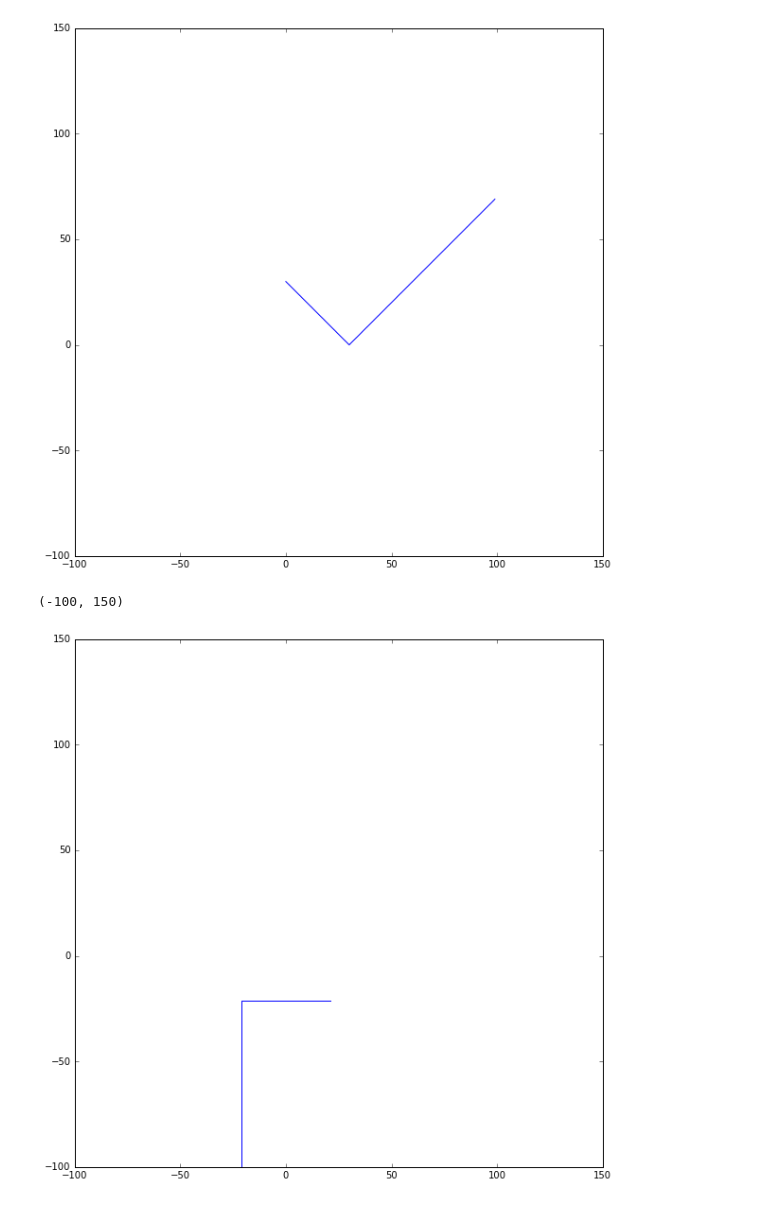
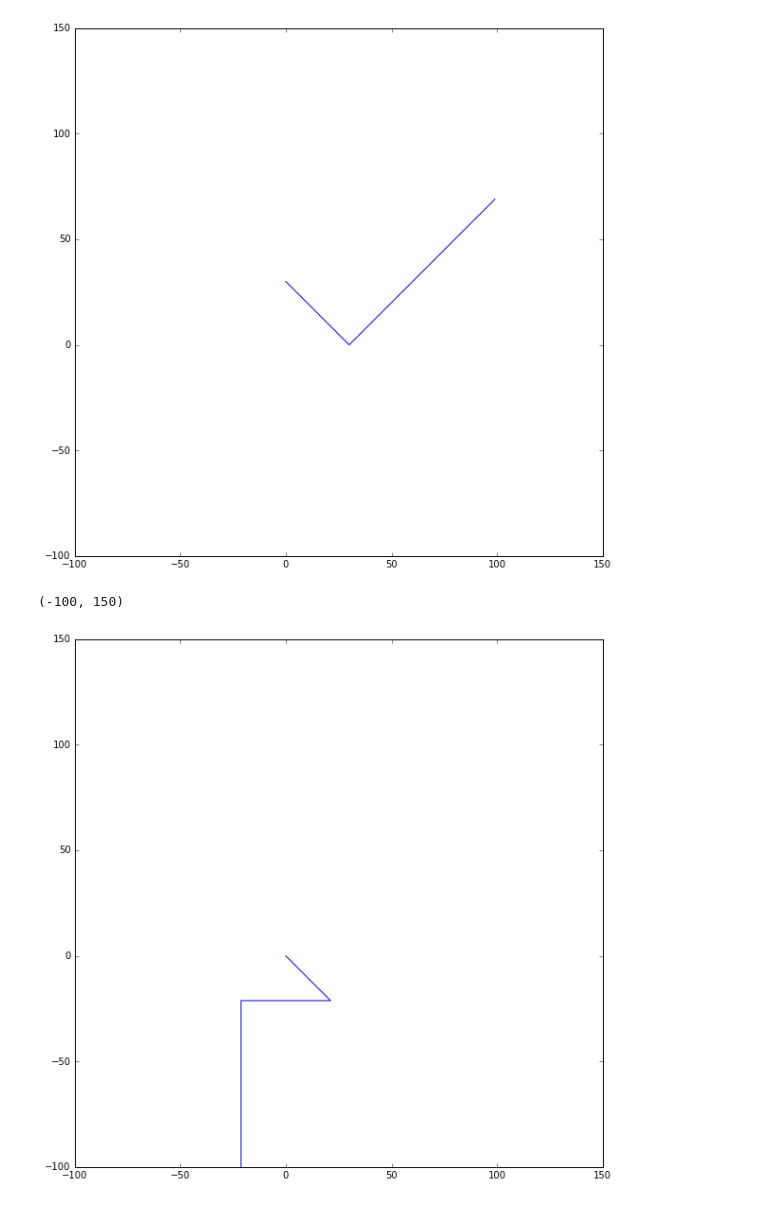
Before and after one commit to AlexanderKnight/TorsionPendulumCalibration, a Jupyter notebook: jupyter notebooks/corodinate change testing.ipynb, the cells around one changed output. Cells and saved outputs as stored; diff of their text form; code cells hidden in the pictures.

```diff
--- a/jupyter notebooks/corodinate change testing.ipynb
+++ b/jupyter notebooks/corodinate change testing.ipynb
@@ -51,20 +51,20 @@ plt.ylim([-100,150])
 [figure]
 # %%
 # now let's rotate it by a few degrees
-xRotated = []
-yRotated = []
+xRotated = [0]
+yRotated = [0]
 angleDeg = 135 # angle in regrees to rotate the coridinate system
 
 for i, yData in enumerate(y):
     # store one datapoint
     tx, ty = fine_field_cart_rotation(x[i], yData, np.deg2rad(angleDeg))
     xRotated.append(tx)
     yRotated.append(ty)
 
 plt.figure(figsize=(10,10))
 plt.plot(xRotated, yRotated)
 plt.xlim([-100,150])
 plt.ylim([-100,150])
 # %% [output]
 (-100, 150)
-[figure, old version]
+[figure, new version]
```
Also changed, not shown: 1 other file.
